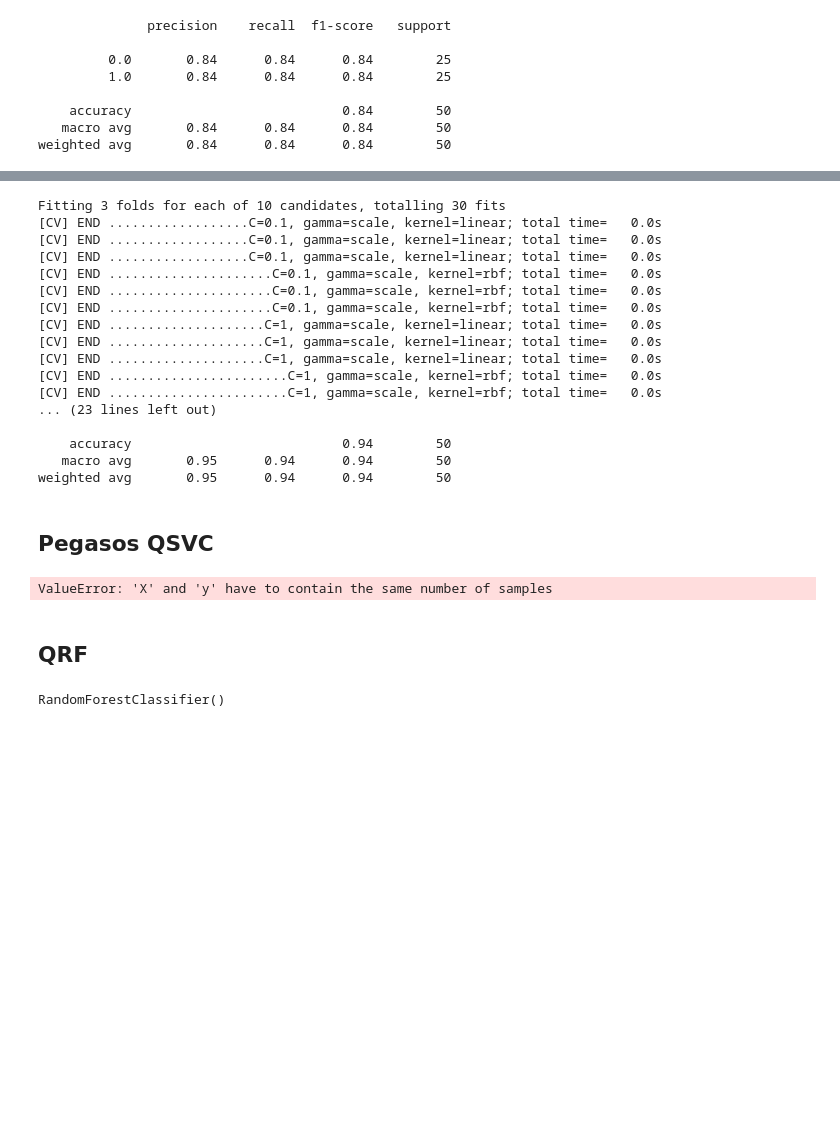
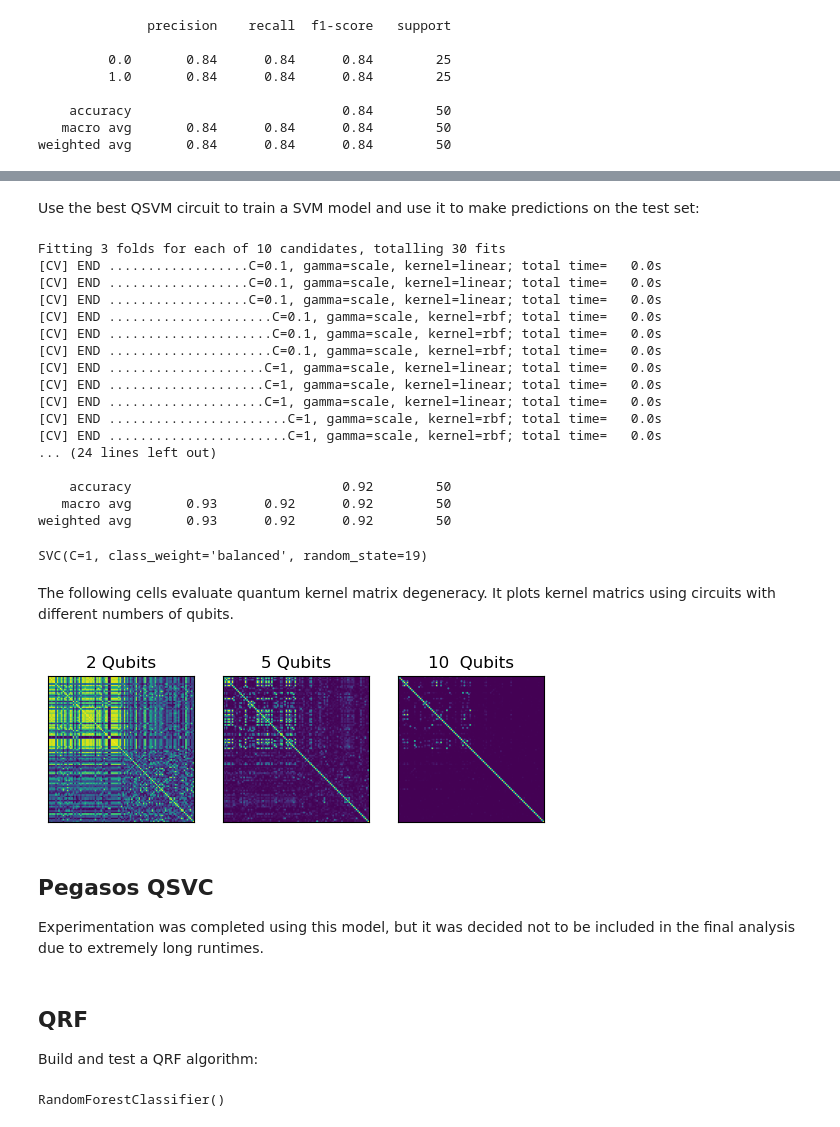
Before and after one commit to williamzjasmine/CUNY_SPS_DS, a Jupyter notebook: DATA_698/final_project/src/Data_698_Final_Project.ipynb, the cells around one changed output, grey strips where cells are left out. Drawn from its saved outputs; the diff is of its cells as text; code cells hidden in the pictures; blank space fills up the shorter version.

```diff
--- a/DATA_698/final_project/src/Data_698_Final_Project.ipynb
+++ b/DATA_698/final_project/src/Data_698_Final_Project.ipynb
@@ -974,6 +1003,6 @@ plot_qsvm_results(qsvm_results, 'num_qubits', 'accuracy', reps_range, 'reps',
+# %% [markdown]
+Use the best QSVM circuit to train a SVM model and use it to make predictions on the test set:
 # %%
-best_qsvm_circuit = qsvm_results.loc[qsvm_results['f1_class1'].idxmax()]
-
 num_qubits = best_qsvm_circuit['num_qubits']
 entanglement = best_qsvm_circuit['entanglement_type']
 reps = best_qsvm_circuit['reps']
@@ -982,10 +1011,6 @@ feature_names = importance_df_svm['variable_name'].values[:num_qubits]
 feature_indices = df_X_pp.columns.get_indexer(feature_names)
 X_train_tmp = q_X_train[:, feature_indices]
 X_test_tmp = q_X_test[:, feature_indices]
-
-scaler = MinMaxScaler(feature_range=(0, np.pi))
-X_train_tmp = scaler.fit_transform(X_train_tmp)
-X_test_tmp = scaler.transform(X_test_tmp)
 
 feature_map = ZZFeatureMap(feature_dimension=X_train_tmp.shape[1], reps=reps, entanglement=entanglement)
 sampler = StatevectorSampler()
@@ -1008,6 +1033,7 @@ best_qsvm = grid_search.best_estimator_
 
 test_embeddings = qkernel.evaluate(X_test_tmp, X_train_tmp)
 y_pred = best_qsvm.predict(test_embeddings)
+print("Best Parameters:", grid_search.best_params_)
 print(classification_report(q_y_test, y_pred))
 # %% [output]
 Fitting 3 folds for each of 10 candidates, totalling 30 fits
@@ -1022,13 +1048,60 @@ Fitting 3 folds for each of 10 candidates, totalling 30 fits
 [CV] END ....................C=1, gamma=scale, kernel=linear; total time=   0.0s
 [CV] END .......................C=1, gamma=scale, kernel=rbf; total time=   0.0s
 [CV] END .......................C=1, gamma=scale, kernel=rbf; total time=   0.0s
-... (23 lines left out)
+... (24 lines left out)
 
-    accuracy                           0.94        50
-   macro avg       0.95      0.94      0.94        50
-weighted avg       0.95      0.94      0.94        50
+    accuracy                           0.92        50
+   macro avg       0.93      0.92      0.92        50
+weighted avg       0.93      0.92      0.92        50
+# %%
+best_qsvm
+# %% [output]
+SVC(C=1, class_weight='balanced', random_state=19)
+# %% [markdown]
+The following cells evaluate quantum kernel matrix degeneracy. It plots kernel matrics using circuits with different numbers of qubits.
+# %%
+choices = [2, 5, 10]
+
+hold_embeddings = []
+for choice in choices:
+
+    # use the feature importances from the SVM model to select which features to use.
+    feature_names = importance_df_svm['variable_name'].values[:choice]
+    feature_indices = df_X_pp.columns.get_indexer(feature_names)
+    X_train_tmp = q_X_train[:, feature_indices]
+    X_test_tmp = q_X_test[:, feature_indices]
+
+    qsvm, qkernel, embeddings, q_time, fit_time = fit_qsvm(X_train_tmp, q_y_train, 1, 'linear', rs)
+    hold_embeddings.append(embeddings)
+# %%
+plt.subplot(1, 3, 1)
+plt.imshow(hold_embeddings[0], cmap='viridis')
+plt.title('2 Qubits')
+plt.xticks([])
+plt.yticks([])
+
+# Plot the second matrix
+plt.subplot(1, 3, 2)
+plt.imshow(hold_embeddings[1], cmap='viridis')
+plt.title('5 Qubits')
+plt.xticks([])
+plt.yticks([])
+
+# Plot the third matrix
+plt.subplot(1, 3, 3)
+plt.imshow(hold_embeddings[2], cmap='viridis')
+plt.title('10  Qubits')
+plt.xticks([])
+plt.yticks([])
+
+plt.savefig(f'../documents/figures/fig_15.png')
+plt.show()
+# %% [output]
+[figure, added]
 # %% [markdown]
 ## Pegasos QSVC
+
+Experimentation was completed using this model, but it was decided not to be included in the final analysis due to extremely long runtimes.
 # %%
 def fit_pegasos_qsvc(X_train, y_train, reps, C, tau):
 
@@ -1043,9 +1116,7 @@ def fit_pegasos_qsvc(X_train, y_train, reps, C, tau):
 
     return pegasos_qsvc, execution_time
 # %%
-pegasos_qsvc, runtime = fit_pegasos_qsvc(q_X_train, y_train, 1, 1000, 100)
+#pegasos_qsvc, runtime = fit_pegasos_qsvc(q_X_train, y_train, 1, 1000, 100)
-# %% [output]
-ValueError: 'X' and 'y' have to contain the same number of samples
 # %%
 def evaluate_pegasos_qsvc(qubits_range, reps_range, C_range, tau_range, importance_df, X_train, X_test, y_train, y_test):
 
@@ -1084,6 +1155,8 @@ def evaluate_pegasos_qsvc(qubits_range, reps_range, C_range, tau_range, importan
     return pd.DataFrame(results, columns=column_names)
 # %% [markdown]
 ## QRF
+
+Build and test a QRF algorithm:
 # %%
 num_qubits = 2
 
```
Also changed, not shown: parts of 68 cells of this notebook, 1 other file.
